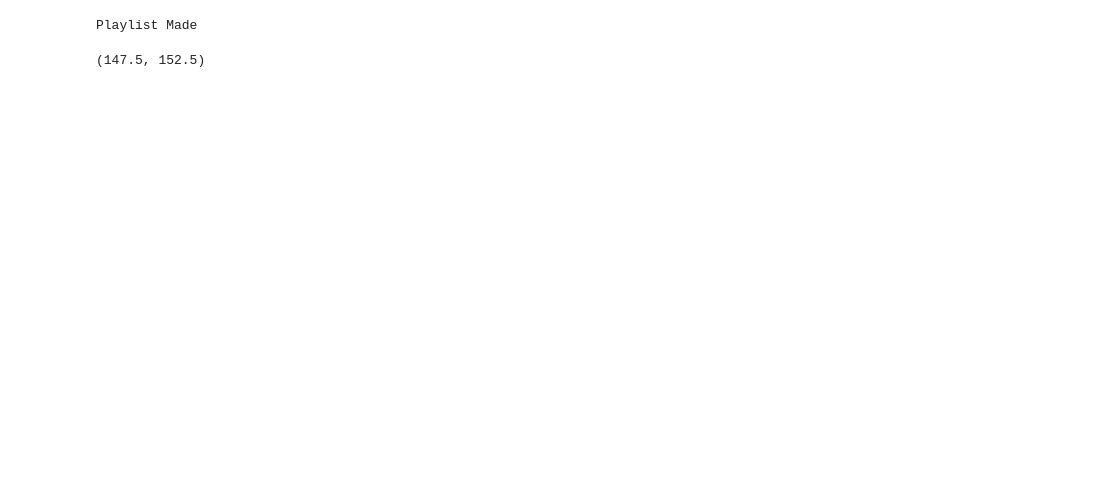
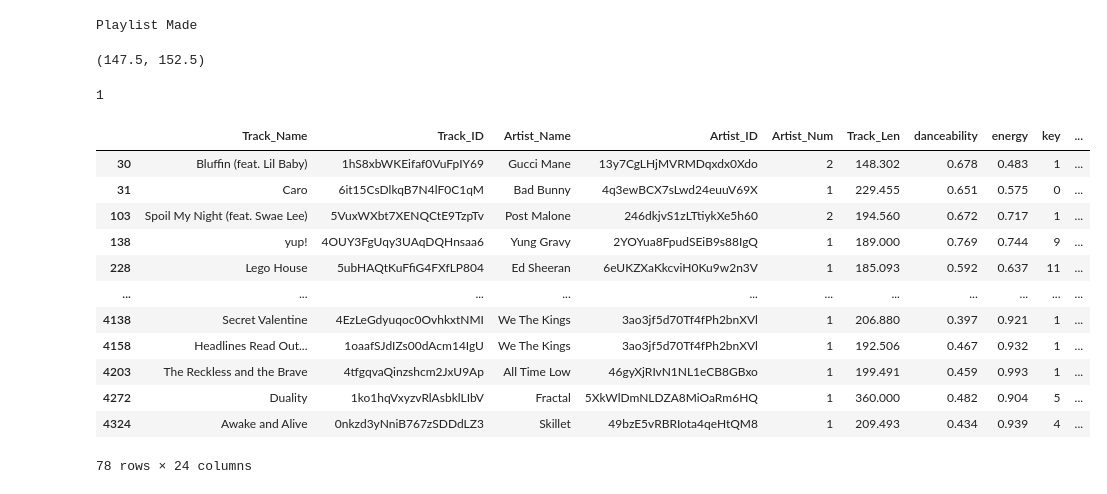
Before and after one commit to gossdante/spotify_repo, a Jupyter notebook: Spotify_Workbook.ipynb, the cells around one changed output. Saved outputs shown, nothing was run; the diff lists cells and outputs as text; code cells hidden in the pictures; blank space fills up the shorter version.

```diff
--- a/Spotify_Workbook.ipynb
+++ b/Spotify_Workbook.ipynb
@@ -424,7 +424,7 @@ def TempoRange(data,target_tempo,range):
     TrackIDRange = SongsInRange['Track_ID']
     return SongsInRange, TrackIDRange
 # %%
-(a,b) = TempoRange(data,120,5)
+(a,b) = TempoRange(data,target_tempo = 160,range =2)
 # %%
 # Now for playlists
 # We need to create a playlist, then add the songs
@@ -518,3 +520,23 @@ Playlist Made
 LowHigh(150,5)
 # %% [output]
 (147.5, 152.5)
+# %%
+math.ceil(len(b)/100)
+# %% [output]
+1
+# %%
+a
+# %% [output]
+|  | Track_Name | Track_ID | Artist_Name | Artist_ID | Artist_Num | Track_Len | danceability | energy | key | ... |
+| 30 | Bluffin (feat. Lil Baby) | 1hS8xbWKEifaf0VuFpIY69 | Gucci Mane | 13y7CgLHjMVRMDqxdx0Xdo | 2 | 148.302 | 0.678 | 0.483 | 1 | ... |
+| 31 | Caro | 6it15CsDlkqB7N4lF0C1qM | Bad Bunny | 4q3ewBCX7sLwd24euuV69X | 1 | 229.455 | 0.651 | 0.575 | 0 | ... |
+| 103 | Spoil My Night (feat. Swae Lee) | 5VuxWXbt7XENQCtE9TzpTv | Post Malone | 246dkjvS1zLTtiykXe5h60 | 2 | 194.560 | 0.672 | 0.717 | 1 | ... |
+| 138 | yup! | 4OUY3FgUqy3UAqDQHnsaa6 | Yung Gravy | 2YOYua8FpudSEiB9s88IgQ | 1 | 189.000 | 0.769 | 0.744 | 9 | ... |
+| 228 | Lego House | 5ubHAQtKuFfiG4FXfLP804 | Ed Sheeran | 6eUKZXaKkcviH0Ku9w2n3V | 1 | 185.093 | 0.592 | 0.637 | 11 | ... |
+| ... | ... | ... | ... | ... | ... | ... | ... | ... | ... | ... |
+| 4138 | Secret Valentine | 4EzLeGdyuqoc0OvhkxtNMI | We The Kings | 3ao3jf5d70Tf4fPh2bnXVl | 1 | 206.880 | 0.397 | 0.921 | 1 | ... |
+| 4158 | Headlines Read Out... | 1oaafSJdIZs00dAcm14IgU | We The Kings | 3ao3jf5d70Tf4fPh2bnXVl | 1 | 192.506 | 0.467 | 0.932 | 1 | ... |
+| 4203 | The Reckless and the Brave | 4tfgqvaQinzshcm2JxU9Ap | All Time Low | 46gyXjRIvN1NL1eCB8GBxo | 1 | 199.491 | 0.459 | 0.993 | 1 | ... |
+| 4272 | Duality | 1ko1hqVxyzvRlAsbklLIbV | Fractal | 5XkWlDmNLDZA8MiOaRm6HQ | 1 | 360.000 | 0.482 | 0.904 | 5 | ... |
+| 4324 | Awake and Alive | 0nkzd3yNniB767zSDDdLZ3 | Skillet | 49bzE5vRBRIota4qeHtQM8 | 1 | 209.493 | 0.434 | 0.939 | 4 | ... |
+78 rows × 24 columns
```
Also changed, not shown: parts of 2 cells of this notebook.
